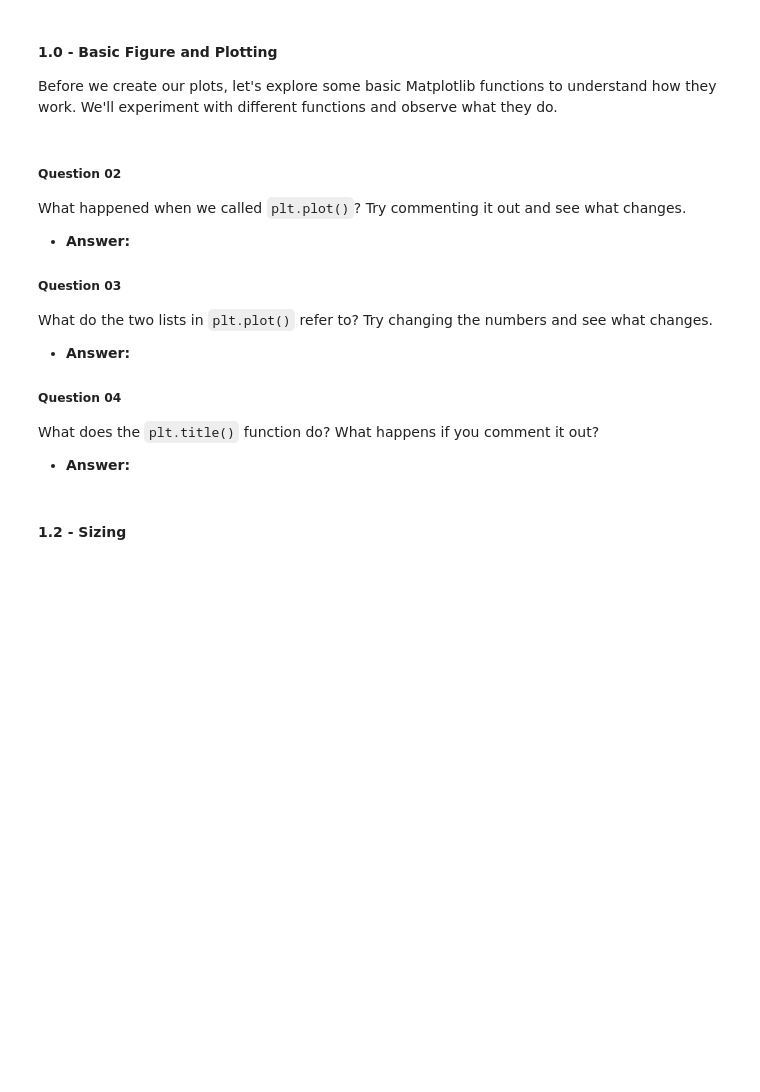
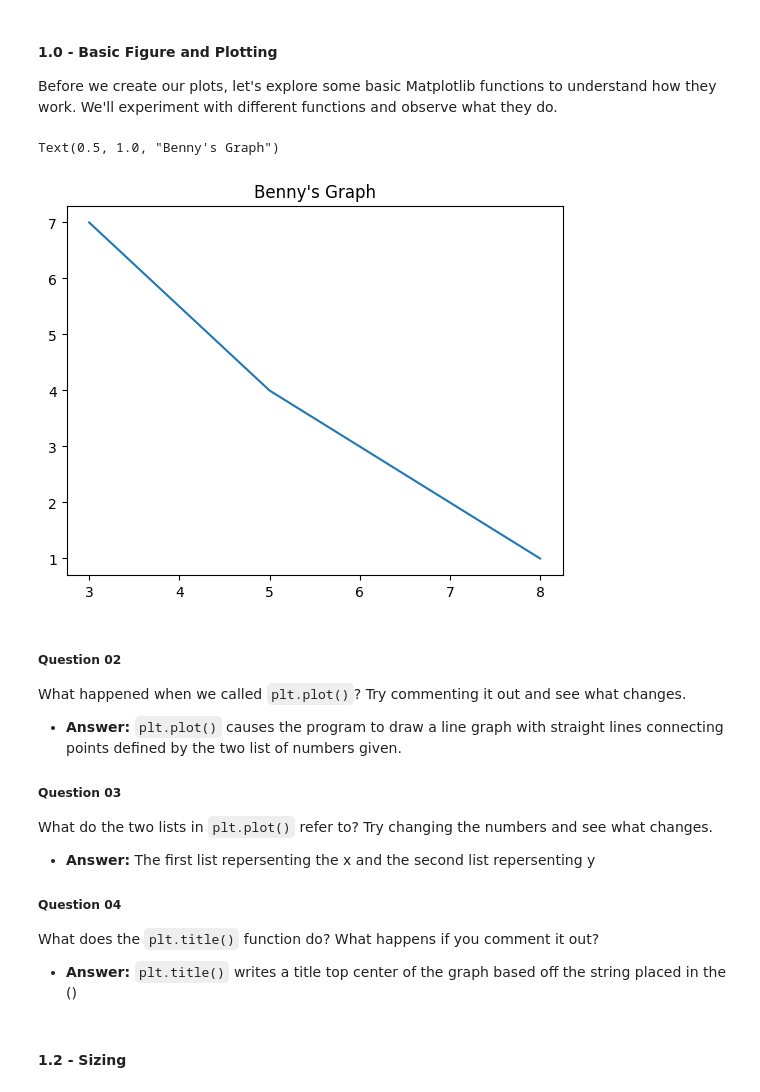
Before and after one commit to TrollFacedGamer/unit-3-data-science, a Jupyter notebook: 00_intro.ipynb, the cells around one changed output. Drawn from its saved outputs; the diff is of its cells as text; code cells hidden in the pictures; blank space fills up the shorter version.

```diff
--- a/00_intro.ipynb
+++ b/00_intro.ipynb
@@ -129,15 +129,27 @@ plt.title("My Graph")
+# %%
+#the teho list repersents the x and y values
+#generate graph
+plt.plot([8, 5, 3], [1, 4, 7])
+#adds title
+plt.title("Benny's Graph")
+# %% [output]
+Text(0.5, 1.0, "Benny's Graph")
+[figure, added]
 # %% [markdown]
 ##### Question 02
 What happened when we called `plt.plot()`? Try commenting it out and see what changes.
 - **Answer:**
+`plt.plot()` causes the program to draw a line graph with straight lines connecting points defined by the two list of numbers given.
 
 ##### Question 03
 What do the two lists in `plt.plot()` refer to? Try changing the numbers and see what changes.
 - **Answer:**
+The first list repersenting the x and the second list repersenting y
 
 ##### Question 04
 What does the `plt.title()` function do? What happens if you comment it out?
 - **Answer:**
+`plt.title()` writes a title top center of the graph based off the string placed in the ()
 # %% [markdown]
 #### 1.2 - Sizing
 # %%
```
Also changed, not shown: parts of 28 cells of this notebook.
